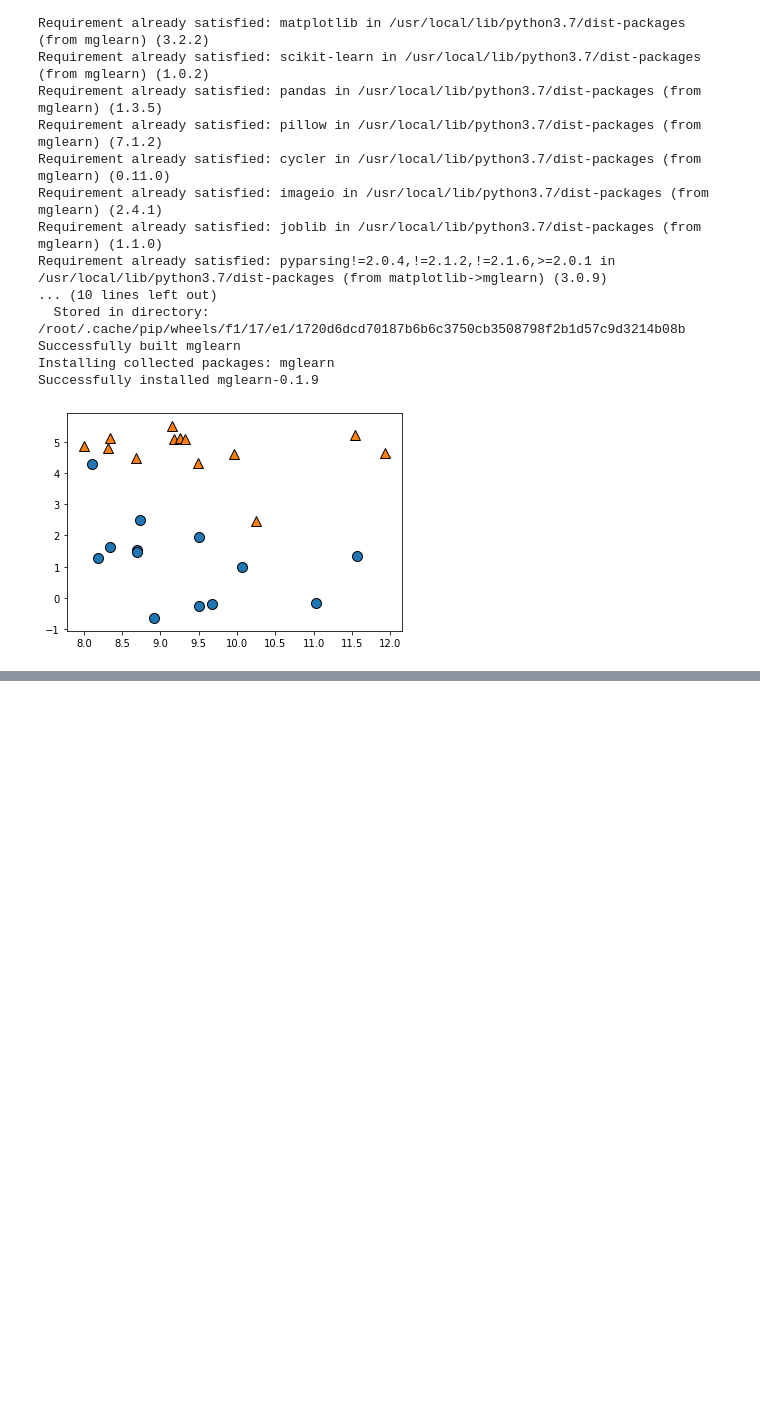
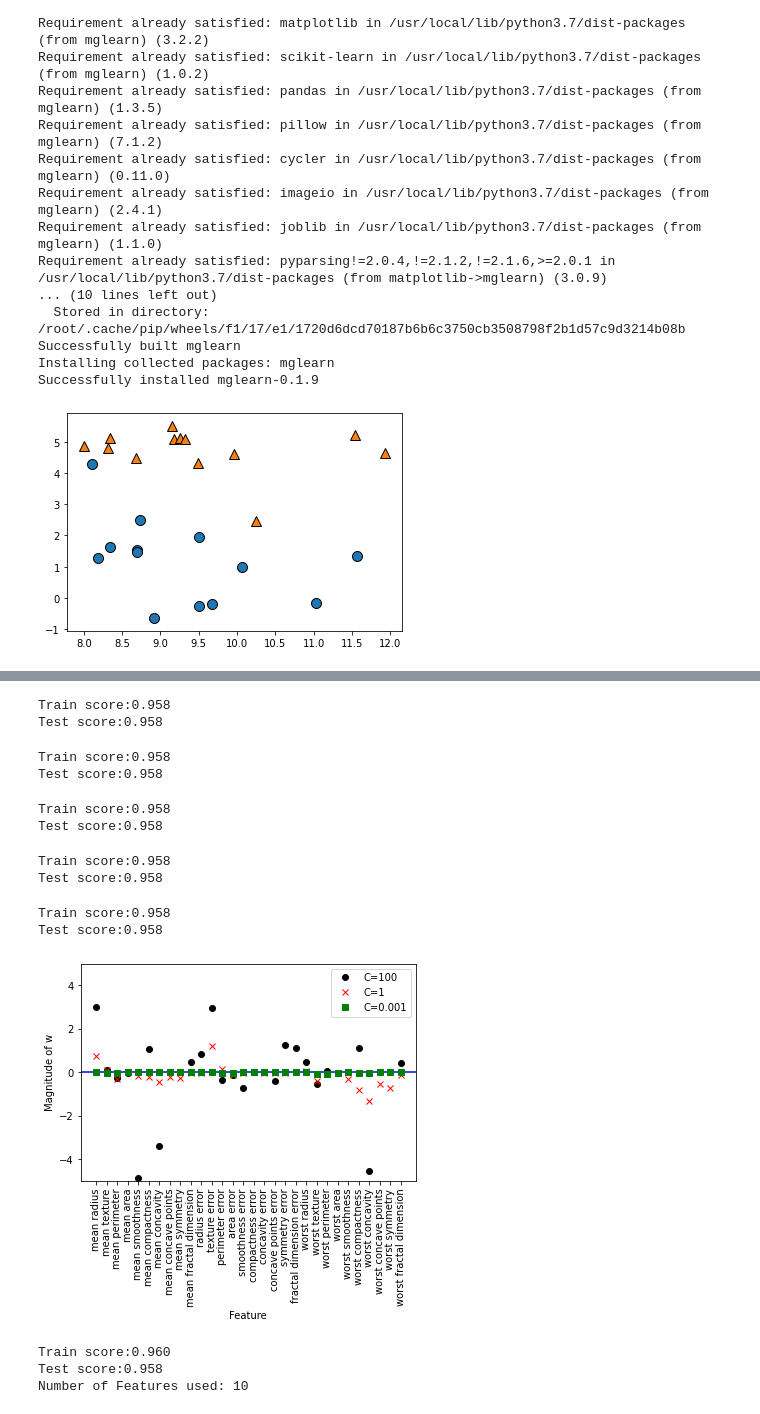
Before and after one commit to rohee119/bdna, a Jupyter notebook: 김로희10강.ipynb, the cells around one changed output, grey strips where cells are left out. Saved outputs shown, nothing was run; the diff lists cells and outputs as text; code cells hidden in the pictures; blank space fills up the shorter version.

```diff
--- a/김로희10강.ipynb
+++ b/김로희10강.ipynb
@@ -40,0 +101,2 @@ LogisticRegression()
+# %%
+X_train,X_test,y_train,y_test=train_test_split(cancer.data,cancer.target,stratify=cancer.target,random_state=42)
@@ -40,0 +125,59 @@ LogisticRegression()
+# %%
+logreg100=LogisticRegression(C=100,max_iter=100000).fit(X_train,y_train)
+print('Train score:{:.3f}'.format(logreg.score(X_train,y_train)))
+print('Test score:{:.3f}'.format(logreg.score(X_test,y_test)))
+# %% [output]
+Train score:0.958
+Test score:0.958
+# %%
+logreg10=LogisticRegression(C=10,max_iter=100000).fit(X_train,y_train)
+print('Train score:{:.3f}'.format(logreg.score(X_train,y_train)))
+print('Test score:{:.3f}'.format(logreg.score(X_test,y_test)))
+# %% [output]
+Train score:0.958
+Test score:0.958
+# %%
+logreg1=LogisticRegression(C=1,max_iter=100000).fit(X_train,y_train)
+print('Train score:{:.3f}'.format(logreg.score(X_train,y_train)))
+print('Test score:{:.3f}'.format(logreg.score(X_test,y_test)))
+# %% [output]
+Train score:0.958
+Test score:0.958
+# %%
+logreg001=LogisticRegression(C=0.01,max_iter=100000).fit(X_train,y_train)
+print('Train score:{:.3f}'.format(logreg.score(X_train,y_train)))
+print('Test score:{:.3f}'.format(logreg.score(X_test,y_test)))
+# %% [output]
+Train score:0.958
+Test score:0.958
+# %%
+logreg0001=LogisticRegression(C=0.001,max_iter=100000).fit(X_train,y_train)
+print('Train score:{:.3f}'.format(logreg.score(X_train,y_train)))
+print('Test score:{:.3f}'.format(logreg.score(X_test,y_test)))
+# %% [output]
+Train score:0.958
+Test score:0.958
+# %%
+plt.plot(logreg100.coef_.T,'ko',label='C=100')
+plt.plot(logreg1.coef_.T,'rx',label='C=1')
+plt.plot(logreg0001.coef_.T,'gs',label='C=0.001')
+plt.xticks(range(cancer.data.shape[1]),cancer.feature_names,rotation=90)
+xlims=plt.xlim()
+plt.hlines(0,xlims[0],xlims[1],'b')
+plt.xlim(xlims)
+plt.ylim(-5,5)
+plt.legend()
+plt.xlabel('Feature')
+plt.ylabel('Magnitude of w')
+plt.show()
+# %% [output]
+[figure, added]
+# %%
+lr_l1=LogisticRegression(C=1,penalty='l1',solver='liblinear',max_iter=10000).fit(X_train,y_train)
+print('Train score:{:.3f}'.format(lr_l1.score(X_train,y_train)))
+print('Test score:{:.3f}'.format(lr_l1.score(X_test,y_test)))
+print('Number of Features used:',sum(sum(lr_l1.coef_!=0)))
+# %% [output]
+Train score:0.960
+Test score:0.958
+Number of Features used: 10
```
Also changed, not shown: parts of 16 cells of this notebook.
